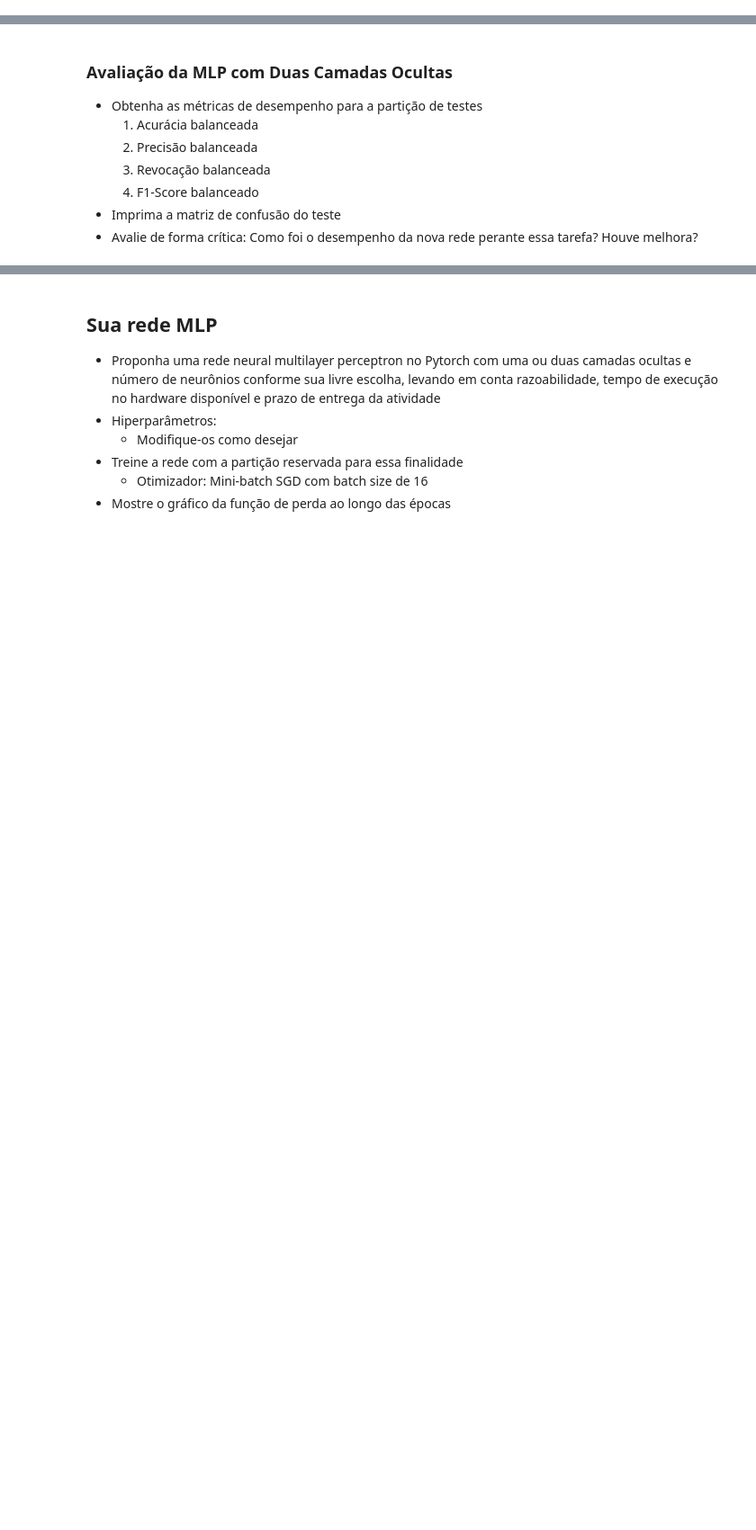
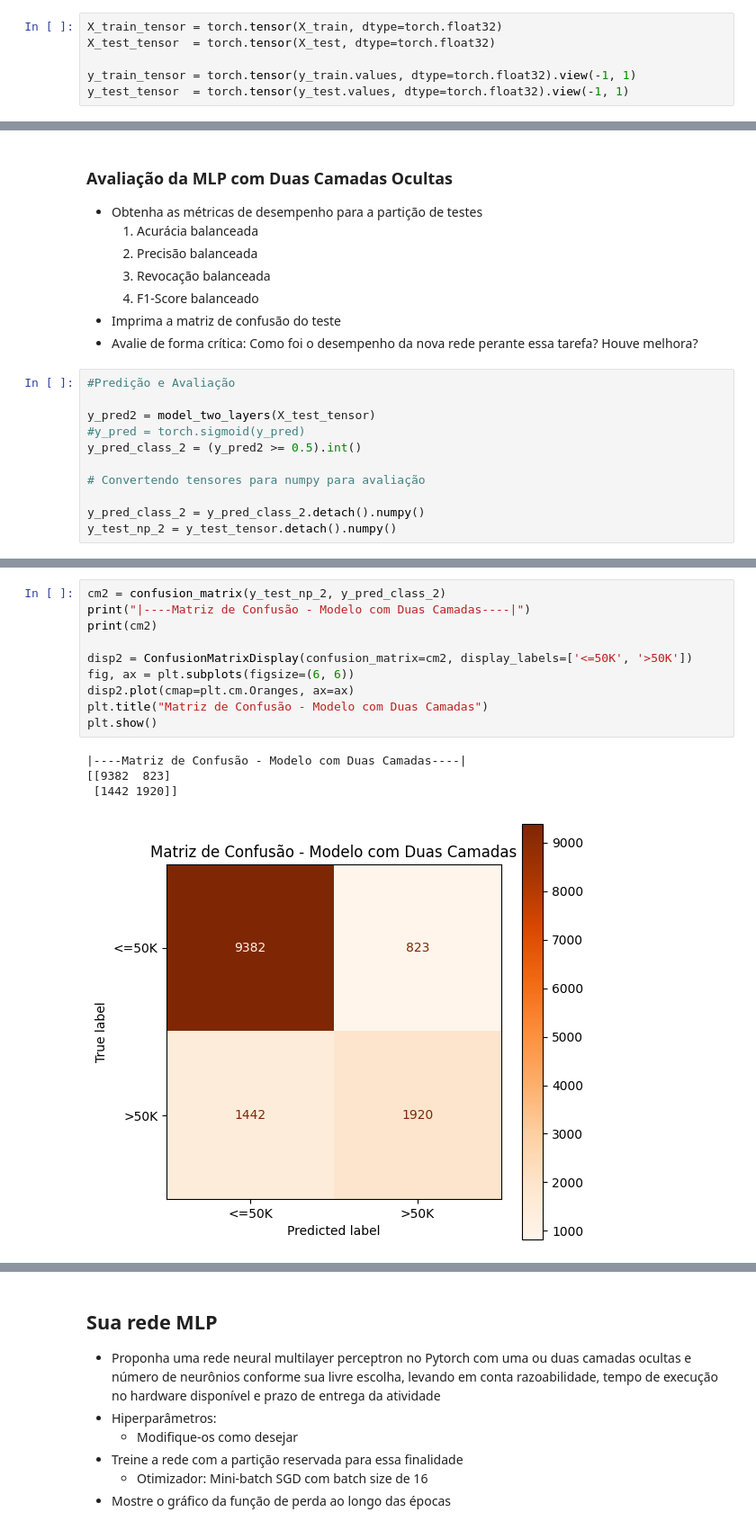
Before and after one commit to thiagocordeirum/TopicosI-A2-MLP, a Jupyter notebook: Topicos1-2026.1-Tarefa2.ipynb, the cells around one changed output, grey strips where cells are left out. Shown at 90% size. Saved outputs shown, nothing was run; the diff lists cells and outputs as text; blank space fills up the shorter version.

```diff
--- a/Topicos1-2026.1-Tarefa2.ipynb
+++ b/Topicos1-2026.1-Tarefa2.ipynb
@@ -58,0 +151,6 @@ FileNotFoundError: [Errno 2] No such file or directory: 'adult/adult.data'
+# %%
+X_train_tensor = torch.tensor(X_train, dtype=torch.float32)
+X_test_tensor  = torch.tensor(X_test, dtype=torch.float32)
+
+y_train_tensor = torch.tensor(y_train.values, dtype=torch.float32).view(-1, 1)
+y_test_tensor  = torch.tensor(y_test.values, dtype=torch.float32).view(-1, 1)
@@ -108,3 +426,14 @@ FileNotFoundError: [Errno 2] No such file or directory: 'adult/adult.data'
   4. F1-Score balanceado
 - Imprima a matriz de confusão do teste
 - Avalie de forma crítica: Como foi o desempenho da nova rede perante essa tarefa? Houve melhora?
+# %%
+#Predição e Avaliação
+
+y_pred2 = model_two_layers(X_test_tensor)
+#y_pred = torch.sigmoid(y_pred)
+y_pred_class_2 = (y_pred2 >= 0.5).int()
+
+# Convertendo tensores para numpy para avaliação
+
+y_pred_class_2 = y_pred_class_2.detach().numpy()
+y_test_np_2 = y_test_tensor.detach().numpy()
@@ -110,0 +457,15 @@ FileNotFoundError: [Errno 2] No such file or directory: 'adult/adult.data'
+# %%
+cm2 = confusion_matrix(y_test_np_2, y_pred_class_2)
+print("|----Matriz de Confusão - Modelo com Duas Camadas----|")
+print(cm2)
+
+disp2 = ConfusionMatrixDisplay(confusion_matrix=cm2, display_labels=['<=50K', '>50K'])
+fig, ax = plt.subplots(figsize=(6, 6))
+disp2.plot(cmap=plt.cm.Oranges, ax=ax)
+plt.title("Matriz de Confusão - Modelo com Duas Camadas")
+plt.show()
+# %% [output]
+|----Matriz de Confusão - Modelo com Duas Camadas----|
+[[9382  823]
+ [1442 1920]]
+[figure, added]
```
Also changed, not shown: parts of 41 cells of this notebook.
